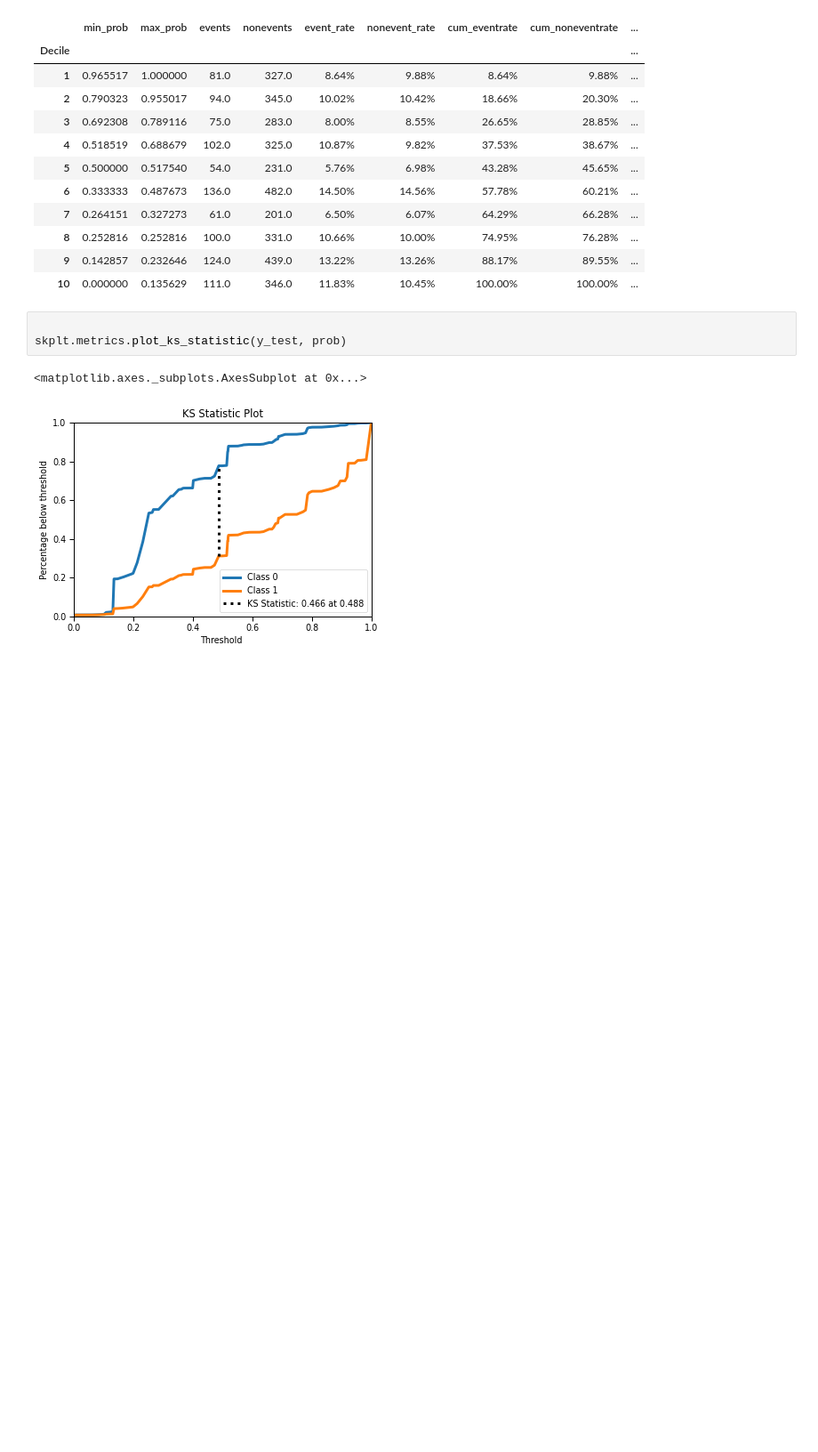
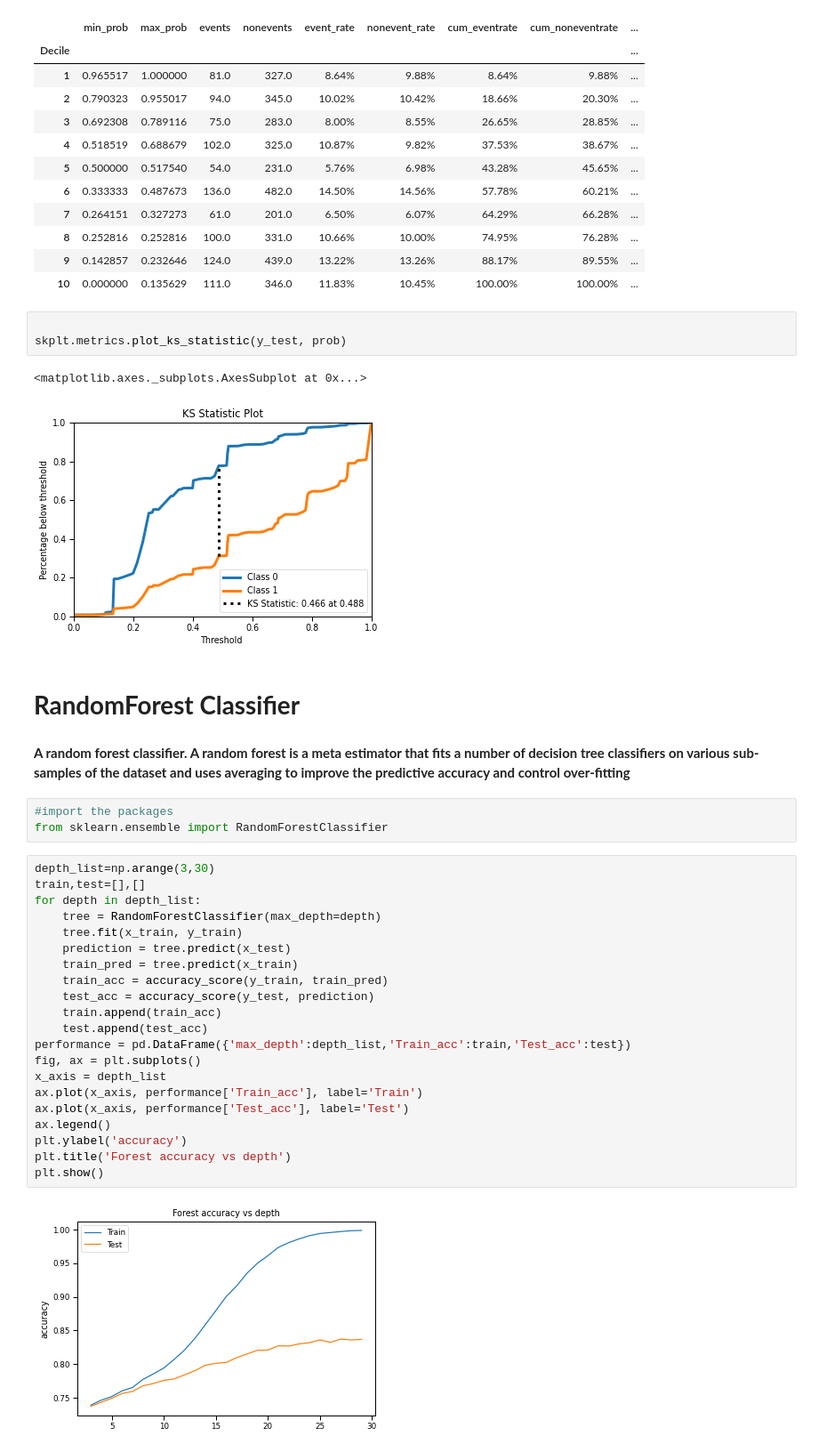
Before and after one commit to ansonsibi1/Credit-Card-Default-Prediction---Capstone-Project, a Jupyter notebook: Credit_Card_Default_Prediction_Capstone_Project.ipynb, the cells around one changed output. Shown at 89% size. Saved outputs shown, nothing was run; the diff lists cells and outputs as text; blank space fills up the shorter version.

```diff
--- a/Credit_Card_Default_Prediction_Capstone_Project.ipynb
+++ b/Credit_Card_Default_Prediction_Capstone_Project.ipynb
@@ -1007,3 +1007,33 @@ skplt.metrics.plot_ks_statistic(y_test, prob)
 # %% [output]
 <matplotlib.axes._subplots.AxesSubplot at 0x...>
 [figure]
+# %% [markdown]
+# **RandomForest Classifier**
+# %% [markdown]
+**A random forest classifier. A random forest is a meta estimator that fits a number of decision tree classifiers on various sub-samples of the dataset and uses averaging to improve the predictive accuracy and control over-fitting**
+# %%
+#import the packages
+from sklearn.ensemble import RandomForestClassifier
+# %%
+depth_list=np.arange(3,30)
+train,test=[],[]
+for depth in depth_list:
+    tree = RandomForestClassifier(max_depth=depth)
+    tree.fit(x_train, y_train)
+    prediction = tree.predict(x_test)
+    train_pred = tree.predict(x_train)
+    train_acc = accuracy_score(y_train, train_pred)
+    test_acc = accuracy_score(y_test, prediction)
+    train.append(train_acc)
+    test.append(test_acc)
+performance = pd.DataFrame({'max_depth':depth_list,'Train_acc':train,'Test_acc':test})
+fig, ax = plt.subplots()
+x_axis = depth_list
+ax.plot(x_axis, performance['Train_acc'], label='Train')
+ax.plot(x_axis, performance['Test_acc'], label='Test')
+ax.legend()
+plt.ylabel('accuracy')
+plt.title('Forest accuracy vs depth')
+plt.show()
+# %% [output]
+[figure, added]
```
Also changed, not shown: parts of 56 cells of this notebook.
